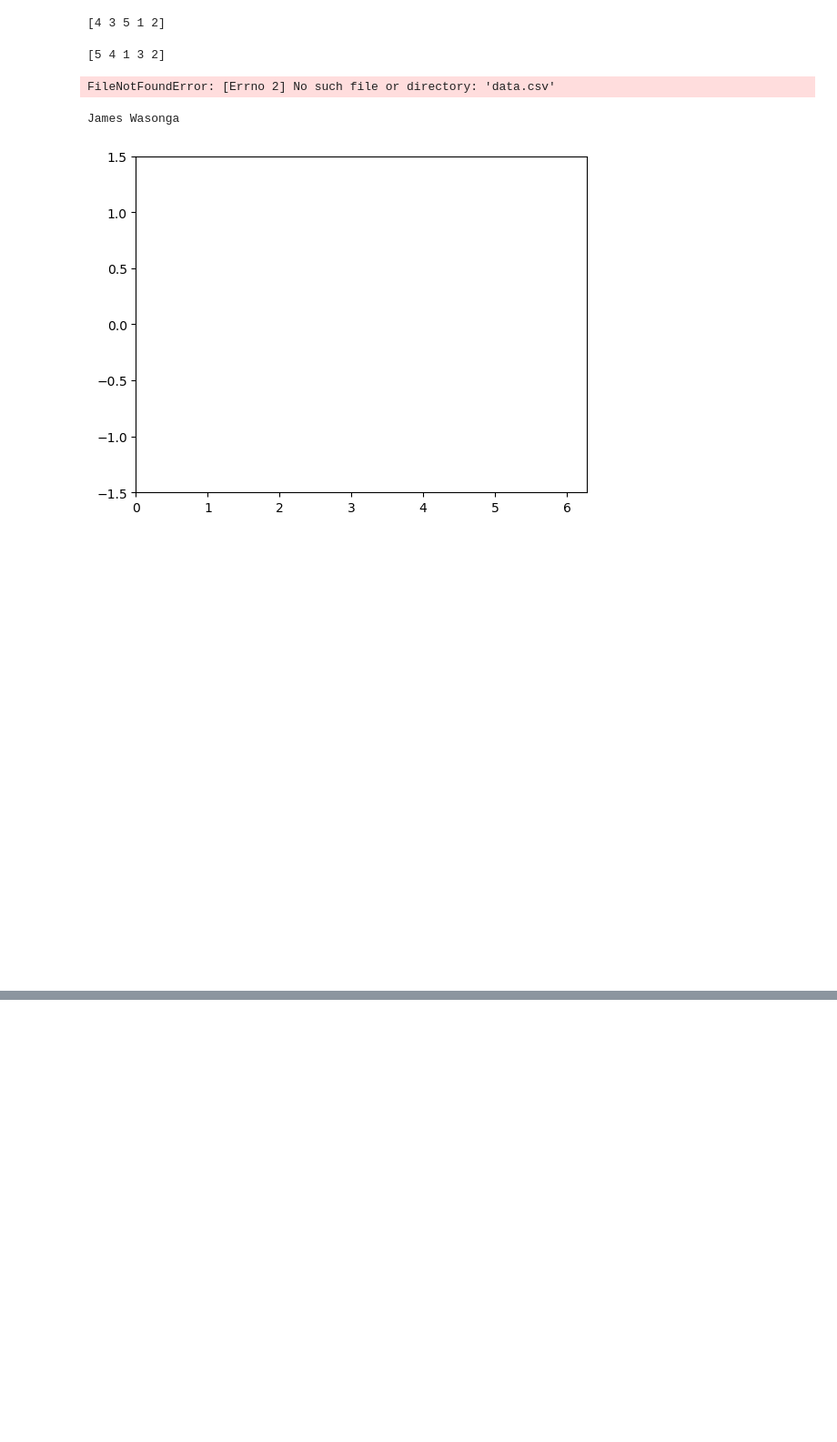
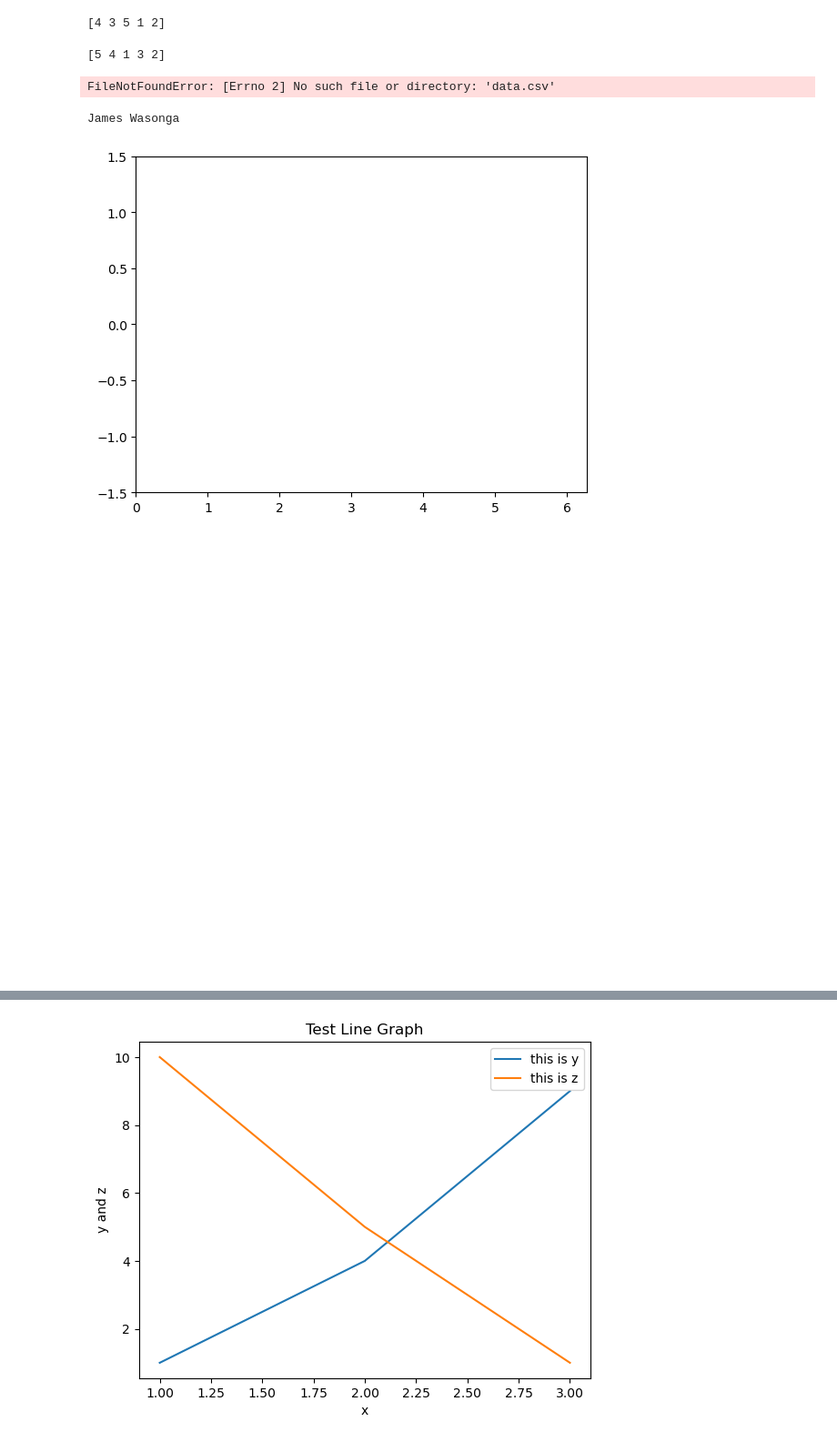
Before and after one commit to James-wasonga/Machine_Learning, a Jupyter notebook: Revision.ipynb, the cells around one changed output, grey strips where cells are left out. Shown at 91% size. Saved outputs shown, nothing was run; the diff lists cells and outputs as text; code cells hidden in the pictures; blank space fills up the shorter version.

```diff
--- a/Revision.ipynb
+++ b/Revision.ipynb
@@ -342,0 +405,14 @@ plt.show()
+# %%
+x  = [1,2,3]
+y = [1,4,9]
+z = [10,5,1]
+
+plt.plot(x,y)
+plt.plot(x,z)
+plt.title("Test Line Graph")
+plt.xlabel("x")
+plt.ylabel("y and z")
+plt.legend(["this is y", "this is z"])
+plt.show()
+# %% [output]
+[figure, added]
```
Also changed, not shown: parts of 13 cells of this notebook, 4 other files.
